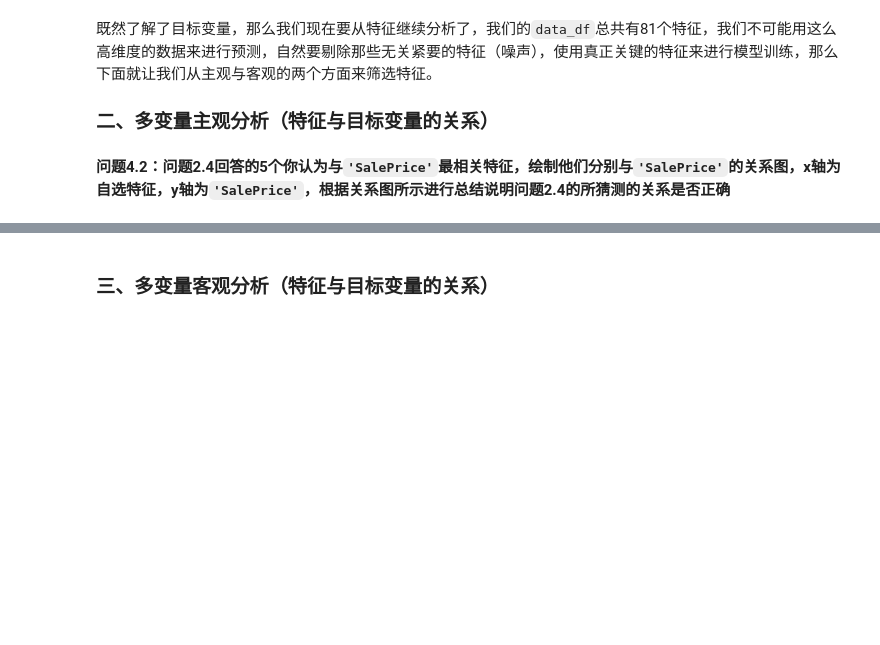
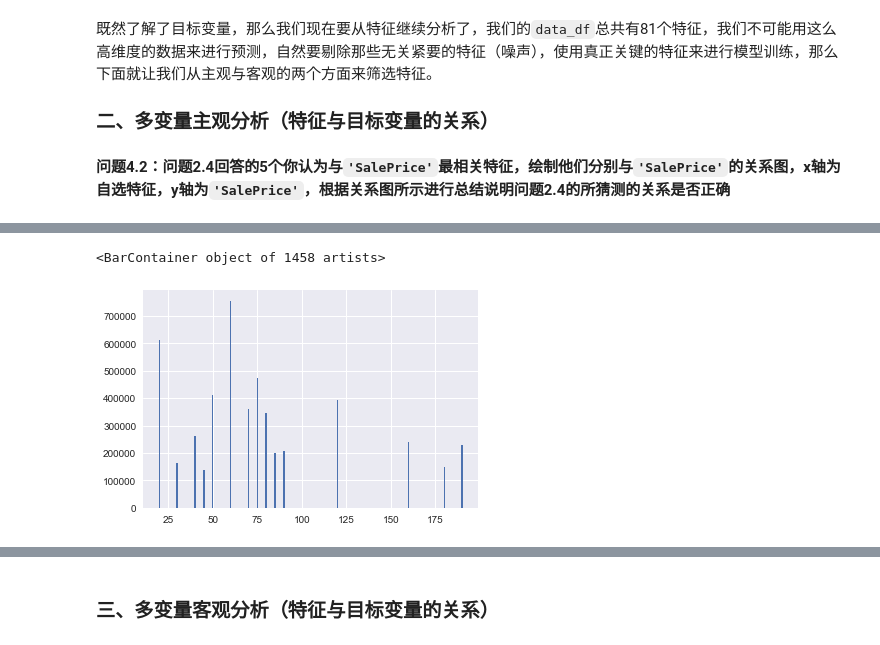
Before and after one commit to hmy1994/predicting-housing-price, a Jupyter notebook: boston_housing.ipynb, the cells around one changed output, grey strips where cells are left out. Saved outputs shown, nothing was run; the diff lists cells and outputs as text; code cells hidden in the pictures; blank space fills up the shorter version.

```diff
--- a/boston_housing.ipynb
+++ b/boston_housing.ipynb
@@ -197,2 +250,6 @@ fill_median = ['LotFrontage', 'MasVnrArea']
 # %%
 # 4.2 TODO
+plt.bar(data_df['MSSubClass'], data_df['SalePrice'])
+# %% [output]
+<BarContainer object of 1458 artists>
+[figure, added]
```
Also changed, not shown: parts of 37 cells of this notebook, 1 other file.
